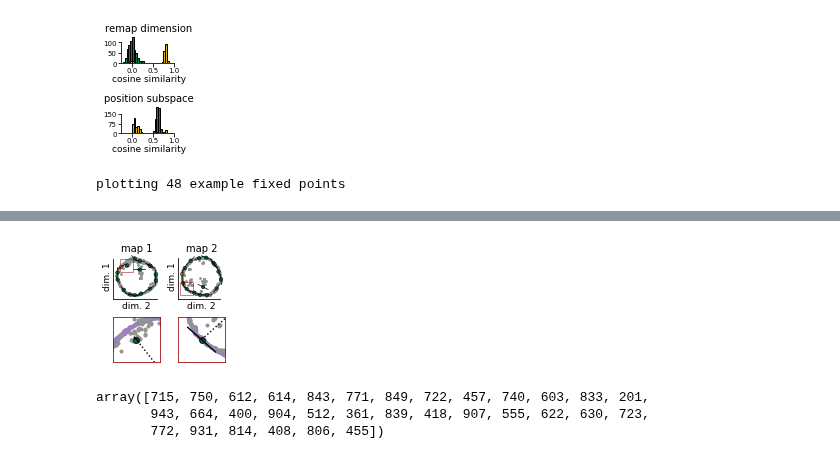
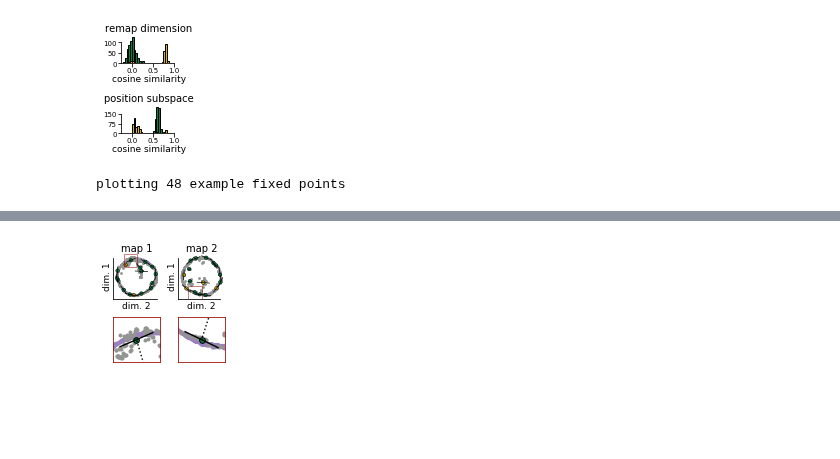
Before and after one commit to ahwillia/rnn_remapping_paper, a Jupyter notebook: fig2_fixedpts/make_fig2.ipynb, the cells around one changed output, grey strips where cells are left out. Cells and saved outputs as stored; diff of their text form; code cells hidden in the pictures; blank space fills up the shorter version.

Commit message:
minor figure edits

```diff
--- a/fig2_fixedpts/make_fig2.ipynb
+++ b/fig2_fixedpts/make_fig2.ipynb
@@ -181,19 +181,13 @@ f.savefig(f'{save_folder}eigenvec_examples_only.png',
 # %%
 ''' Figure 3G: example eigenvectors in each map subspace '''
 f, ax = fig2_plots.plot_g(X, map_targ, pos_targ,
                           fixed_pts, fp_dist,
                           eig_vals, eig_vecs,
                           m1_idx, m2_idx,
                           saddle_idx,
-                          m1_i = 0, m2_i = 0
+                          m1_i = 2, m2_i = 6
                          )
 plt.show()
 f.savefig(f'{save_folder}eigenvec_ex_2d.png', dpi=1000, bbox_inches='tight')
 # %% [output]
-[figure, old version]
+[figure, new version]
-# %%
-np.concatenate((m1_idx.astype(int), m2_idx.astype(int)))
-# %% [output]
-array([715, 750, 612, 614, 843, 771, 849, 722, 457, 740, 603, 833, 201,
-       943, 664, 400, 904, 512, 361, 839, 418, 907, 555, 622, 630, 723,
-       772, 931, 814, 408, 806, 455])
```
Also changed, not shown: parts of 3 cells of this notebook, 24 other files.
